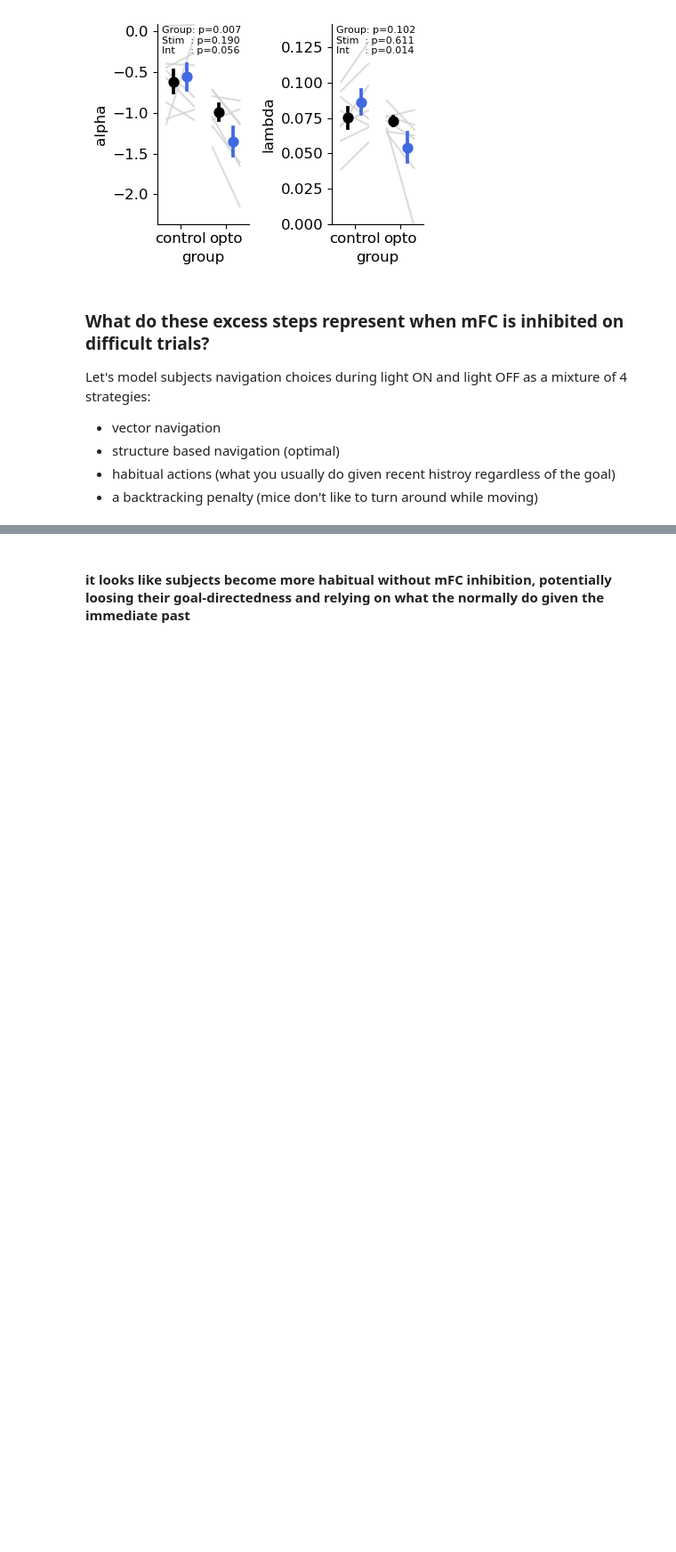
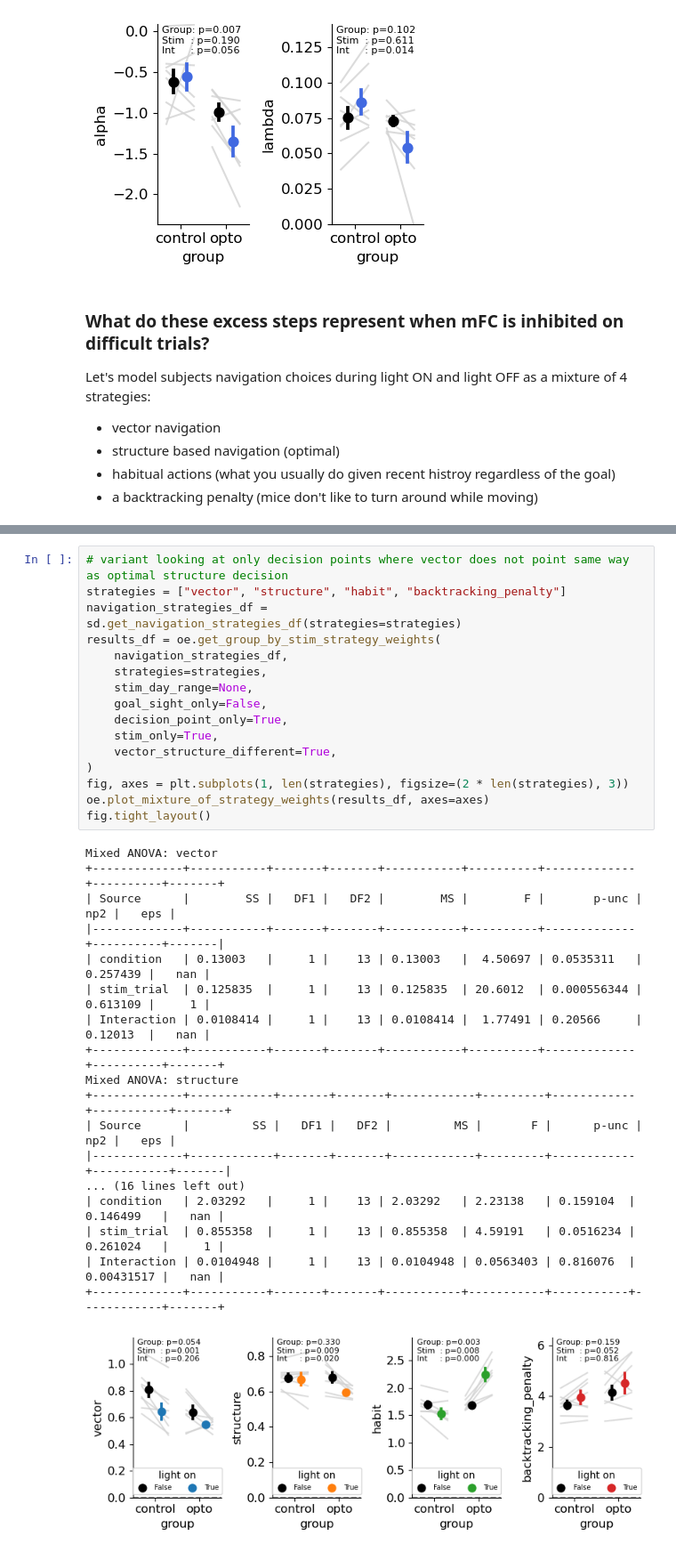
Before and after one commit to peterdoohan/goalNav_mFC-opto3, a Jupyter notebook: code/Notebooks/performance_metrics.ipynb, the cells around one changed output, grey strips where cells are left out. Shown at 89% size. Saved outputs shown, nothing was run; the diff lists cells and outputs as text; blank space fills up the shorter version.

Commit message:
adding msm variants to summary notebook

```diff
--- a/code/Notebooks/performance_metrics.ipynb
+++ b/code/Notebooks/performance_metrics.ipynb
@@ -611,3 +623,36 @@ Mixed ANOVA: structure
 [figure]
-# %% [markdown]
-#### it looks like subjects become more habitual without mFC inhibition, potentially loosing their goal-directedness and relying on what the normally do given the immediate past
+# %%
+# variant looking at only decision points where vector does not point same way as optimal structure decision
+strategies = ["vector", "structure", "habit", "backtracking_penalty"]
+navigation_strategies_df = sd.get_navigation_strategies_df(strategies=strategies)
+results_df = oe.get_group_by_stim_strategy_weights(
+    navigation_strategies_df,
+    strategies=strategies,
+    stim_day_range=None,
+    goal_sight_only=False,
+    decision_point_only=True,
+    stim_only=True,
+    vector_structure_different=True,
+)
+fig, axes = plt.subplots(1, len(strategies), figsize=(2 * len(strategies), 3))
+oe.plot_mixture_of_strategy_weights(results_df, axes=axes)
+fig.tight_layout()
+# %% [output]
+Mixed ANOVA: vector
++-------------+-----------+-------+-------+-----------+----------+-------------+----------+-------+
+| Source      |        SS |   DF1 |   DF2 |        MS |        F |       p-unc |      np2 |   eps |
+|-------------+-----------+-------+-------+-----------+----------+-------------+----------+-------|
+| condition   | 0.13003   |     1 |    13 | 0.13003   |  4.50697 | 0.0535311   | 0.257439 |   nan |
+| stim_trial  | 0.125835  |     1 |    13 | 0.125835  | 20.6012  | 0.000556344 | 0.613109 |     1 |
+| Interaction | 0.0108414 |     1 |    13 | 0.0108414 |  1.77491 | 0.20566     | 0.12013  |   nan |
++-------------+-----------+-------+-------+-----------+----------+-------------+----------+-------+
+Mixed ANOVA: structure
++-------------+------------+-------+-------+------------+---------+------------+-----------+-------+
+| Source      |         SS |   DF1 |   DF2 |         MS |       F |      p-unc |       np2 |   eps |
+|-------------+------------+-------+-------+------------+---------+------------+-----------+-------|
+... (16 lines left out)
+| condition   | 2.03292   |     1 |    13 | 2.03292   | 2.23138   | 0.159104  | 0.146499   |   nan |
+| stim_trial  | 0.855358  |     1 |    13 | 0.855358  | 4.59191   | 0.0516234 | 0.261024   |     1 |
+| Interaction | 0.0104948 |     1 |    13 | 0.0104948 | 0.0563403 | 0.816076  | 0.00431517 |   nan |
++-------------+-----------+-------+-------+-----------+-----------+-----------+------------+-------+
+[figure, added]
```
Also changed, not shown: parts of 6 cells of this notebook, 2 other files.
